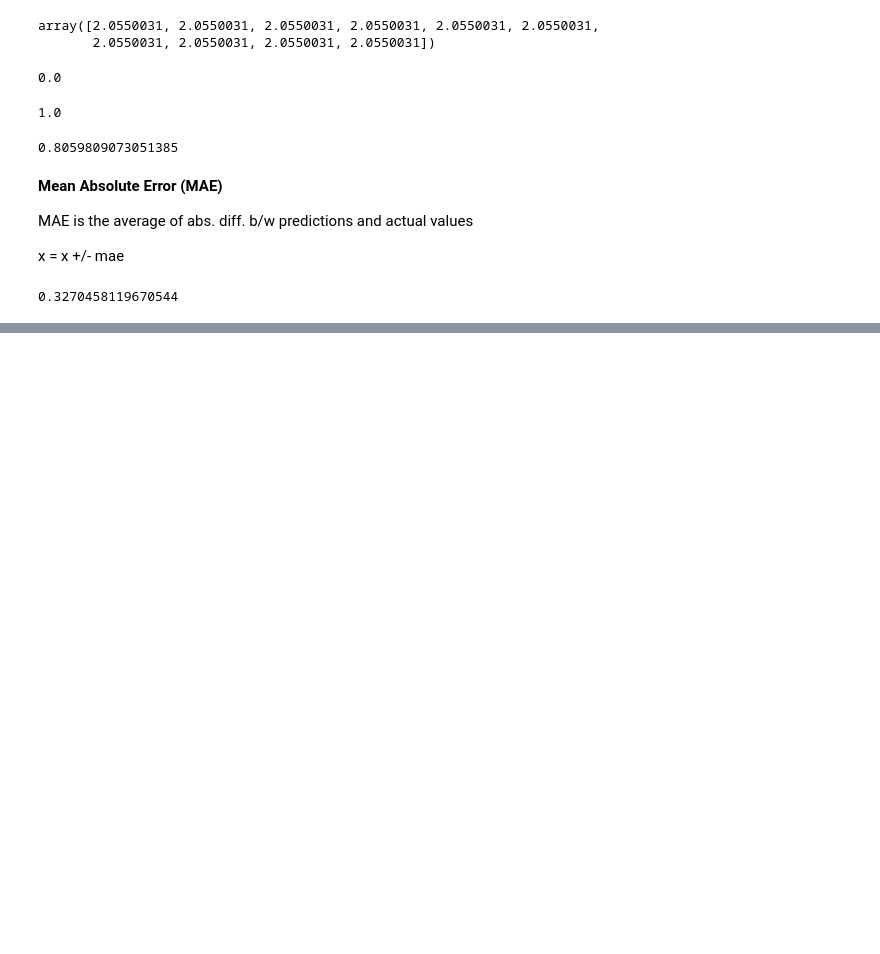
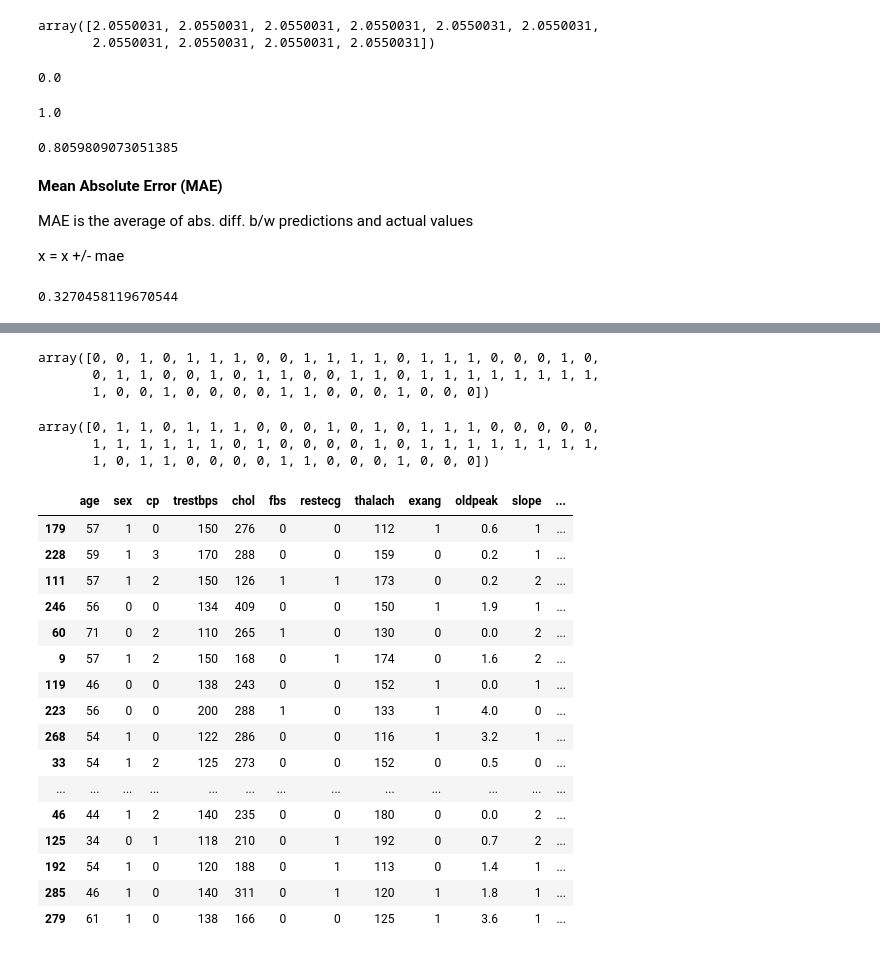
Before and after one commit to ShubhamKNIT/learn-ml, a Jupyter notebook: notebooks/introduction-to-scikit-learn.ipynb, the cells around one changed output, grey strips where cells are left out. Cells and saved outputs as stored; diff of their text form; code cells hidden in the pictures; blank space fills up the shorter version.

Commit message:
Different ways of model evaluation

```diff
--- a/notebooks/introduction-to-scikit-learn.ipynb
+++ b/notebooks/introduction-to-scikit-learn.ipynb
@@ -2203,0 +2413,30 @@ KeyError: 'predicted value'
+# %%
+from sklearn.metrics import accuracy_score, precision_score, recall_score, f1_score
+from sklearn.ensemble import RandomForestClassifier
+from sklearn.model_selection import train_test_split
+
+# Create X & y
+X = heart_disease.drop("target", axis = 1)
+y = heart_disease["target"]
+
+# Split Data
+X_train, X_test, y_train, y_test = train_test_split(X, y, test_size = 0.2, random_state = 42)
+
+# Create Model
+clf = RandomForestClassifier(random_state = 42)
+
+# Fit the model
+clf.fit(X_train, y_train)
+
+# Model prediction
+y_preds = clf.predict(X_test)
+
+# Evaluate model using evaluation functions
+print("Classifier metrics on the test set")
+print(f"Accuracy: {accuracy_score(y_test, y_preds) * 100:.2f}%")
+print(f"Precision: {precision_score(y_test, y_preds) * 100:.2f}%")
+print(f"Recall: {recall_score(y_test, y_preds) * 100:.2f}%")
+print(f"f1_score: {f1_score(y_test, y_preds) * 100:.2f}%")
+print(f"f1_score_weighted: {f1_score(y_test, y_preds, average = 'weighted') * 100:.2f}%")
+print(f"f1_score_micro: {f1_score(y_test, y_preds, average = 'micro') * 100:.2f}%")
+print(f"f1_score_macro: {f1_score(y_test, y_preds, average = 'macro') * 100:.2f}%")
@@ -2203,0 +2452,35 @@ KeyError: 'predicted value'
+# %%
+np.array(y_test)
+# %% [output]
+array([0, 0, 1, 0, 1, 1, 1, 0, 0, 1, 1, 1, 1, 0, 1, 1, 1, 0, 0, 0, 1, 0,
+       0, 1, 1, 0, 0, 1, 0, 1, 1, 0, 0, 1, 1, 0, 1, 1, 1, 1, 1, 1, 1, 1,
+       1, 0, 0, 1, 0, 0, 0, 0, 1, 1, 0, 0, 0, 1, 0, 0, 0])
+# %%
+y_preds
+# %% [output]
+array([0, 1, 1, 0, 1, 1, 1, 0, 0, 0, 1, 0, 1, 0, 1, 1, 1, 0, 0, 0, 0, 0,
+       1, 1, 1, 1, 1, 1, 0, 1, 0, 0, 0, 0, 1, 0, 1, 1, 1, 1, 1, 1, 1, 1,
+       1, 0, 1, 1, 0, 0, 0, 0, 1, 1, 0, 0, 0, 1, 0, 0, 0])
+# %%
+test_preds_df = pd.DataFrame(X_test)
+test_preds_df["target"] = pd.DataFrame(y_test)
+test_preds_df["predicted"] = pd.DataFrame(np.array(y_preds))
+test_preds_df.head(20)
+# %% [output]
+|  | age | sex | cp | trestbps | chol | fbs | restecg | thalach | exang | oldpeak | slope | ... |
+| 179 | 57 | 1 | 0 | 150 | 276 | 0 | 0 | 112 | 1 | 0.6 | 1 | ... |
+| 228 | 59 | 1 | 3 | 170 | 288 | 0 | 0 | 159 | 0 | 0.2 | 1 | ... |
+| 111 | 57 | 1 | 2 | 150 | 126 | 1 | 1 | 173 | 0 | 0.2 | 2 | ... |
+| 246 | 56 | 0 | 0 | 134 | 409 | 0 | 0 | 150 | 1 | 1.9 | 1 | ... |
+| 60 | 71 | 0 | 2 | 110 | 265 | 1 | 0 | 130 | 0 | 0.0 | 2 | ... |
+| 9 | 57 | 1 | 2 | 150 | 168 | 0 | 1 | 174 | 0 | 1.6 | 2 | ... |
+| 119 | 46 | 0 | 0 | 138 | 243 | 0 | 0 | 152 | 1 | 0.0 | 1 | ... |
+| 223 | 56 | 0 | 0 | 200 | 288 | 1 | 0 | 133 | 1 | 4.0 | 0 | ... |
+| 268 | 54 | 1 | 0 | 122 | 286 | 0 | 0 | 116 | 1 | 3.2 | 1 | ... |
+| 33 | 54 | 1 | 2 | 125 | 273 | 0 | 0 | 152 | 0 | 0.5 | 0 | ... |
+| ... | ... | ... | ... | ... | ... | ... | ... | ... | ... | ... | ... | ... |
+| 46 | 44 | 1 | 2 | 140 | 235 | 0 | 0 | 180 | 0 | 0.0 | 2 | ... |
+| 125 | 34 | 0 | 1 | 118 | 210 | 0 | 1 | 192 | 0 | 0.7 | 2 | ... |
+| 192 | 54 | 1 | 0 | 120 | 188 | 0 | 1 | 113 | 0 | 1.4 | 1 | ... |
+| 285 | 46 | 1 | 0 | 140 | 311 | 0 | 1 | 120 | 1 | 1.8 | 1 | ... |
+| 279 | 61 | 1 | 0 | 138 | 166 | 0 | 0 | 125 | 1 | 3.6 | 1 | ... |
```
Also changed, not shown: parts of 47 cells of this notebook.
